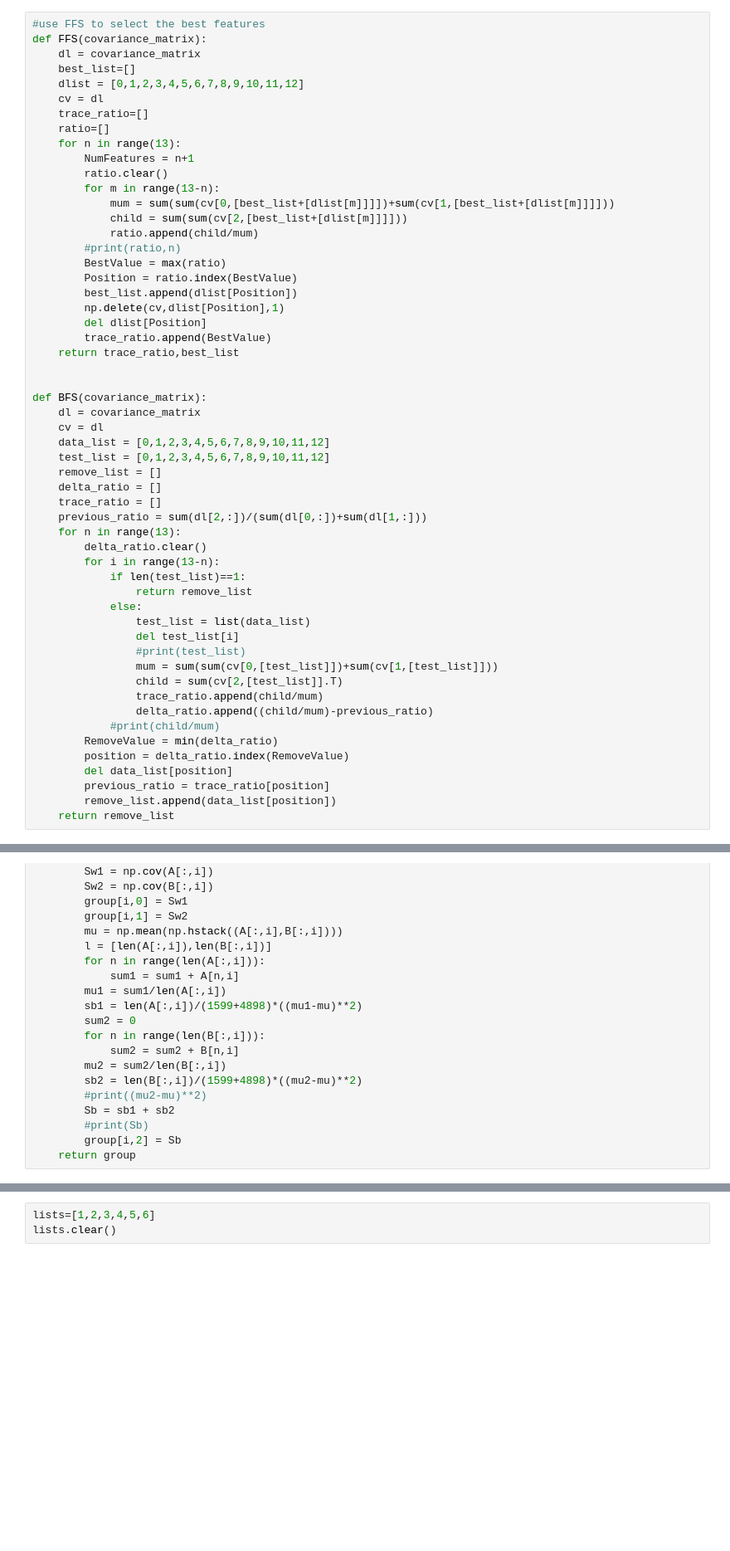
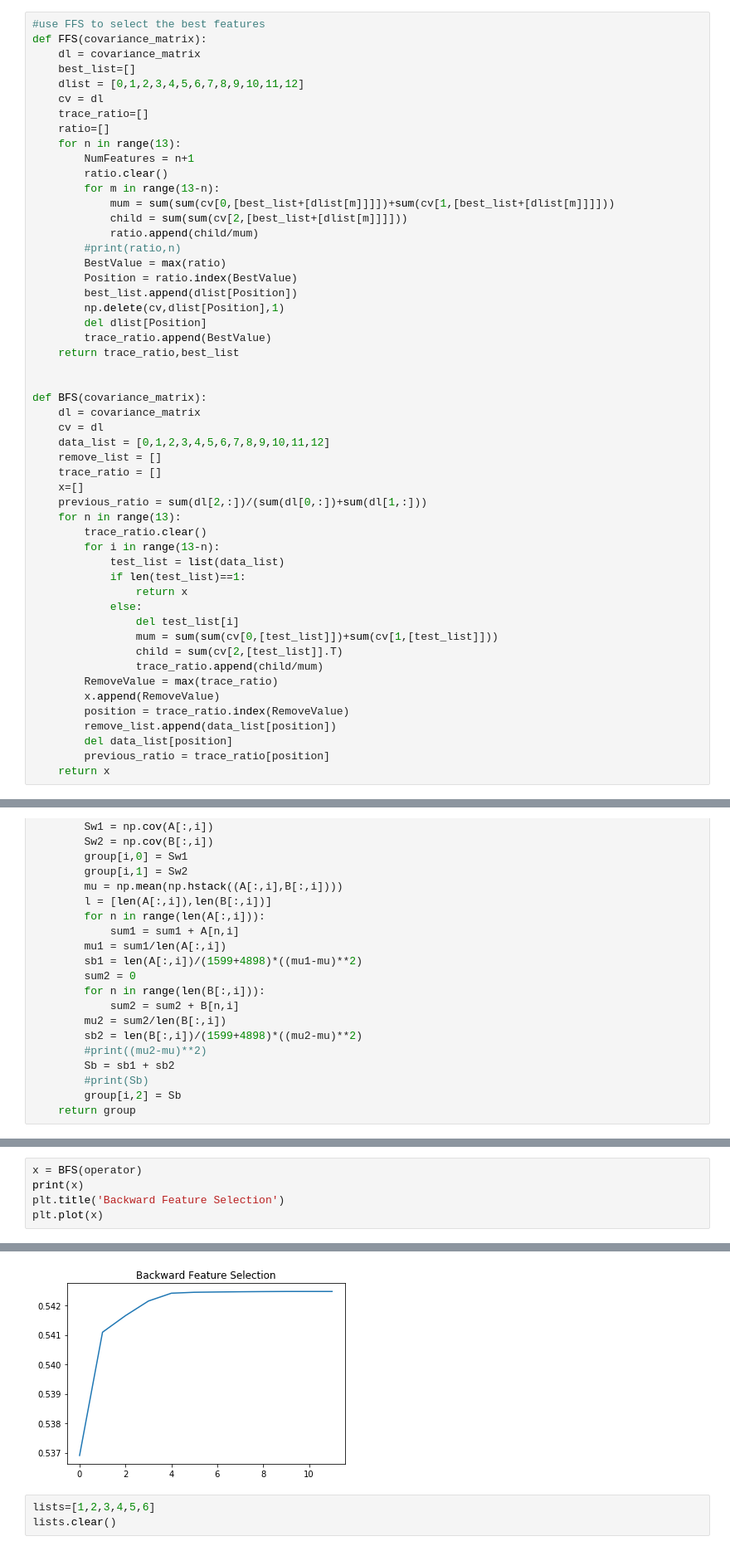
Before and after one commit to TheBestHu/machinelearnig, a Jupyter notebook: homework7/P1.ipynb, the cells around one changed output, grey strips where cells are left out. Shown at 83% size. Drawn from its saved outputs; the diff is of its cells as text; blank space fills up the shorter version.

```diff
--- a/homework7/P1.ipynb
+++ b/homework7/P1.ipynb
@@ -79,31 +79,28 @@ def BFS(covariance_matrix):
     dl = covariance_matrix
     cv = dl
     data_list = [0,1,2,3,4,5,6,7,8,9,10,11,12]
-    test_list = [0,1,2,3,4,5,6,7,8,9,10,11,12]
     remove_list = []
-    delta_ratio = []
     trace_ratio = []
+    x=[]
     previous_ratio = sum(dl[2,:])/(sum(dl[0,:])+sum(dl[1,:]))
     for n in range(13):
-        delta_ratio.clear()
+        trace_ratio.clear()
         for i in range(13-n):
+            test_list = list(data_list)
             if len(test_list)==1:
-                return remove_list
+                return x
             else:
-                test_list = list(data_list)
                 del test_list[i]
-                #print(test_list)
                 mum = sum(sum(cv[0,[test_list]])+sum(cv[1,[test_list]]))
                 child = sum(cv[2,[test_list]].T)
                 trace_ratio.append(child/mum)
-                delta_ratio.append((child/mum)-previous_ratio)
-            #print(child/mum)
-        RemoveValue = min(delta_ratio)
-        position = delta_ratio.index(RemoveValue)
+        RemoveValue = max(trace_ratio)
+        x.append(RemoveValue)
+        position = trace_ratio.index(RemoveValue)
+        remove_list.append(data_list[position])
         del data_list[position]
         previous_ratio = trace_ratio[position]
-        remove_list.append(data_list[position])
-    return remove_list
+    return x
 # %%
 def fisher(A, B):
     group = np.zeros([13,3])
@@ -143,0 +137,6 @@ print(remove_list)
+# %%
+x = BFS(operator)
+print(x)
+plt.title('Backward Feature Selection')
+plt.plot(x)
+# %% [output]
@@ -144,3 +145,4 @@ print(remove_list)
+[figure, added]
 # %%
 lists=[1,2,3,4,5,6]
 lists.clear()
```
Also changed, not shown: parts of 5 cells of this notebook, 1 other file.
